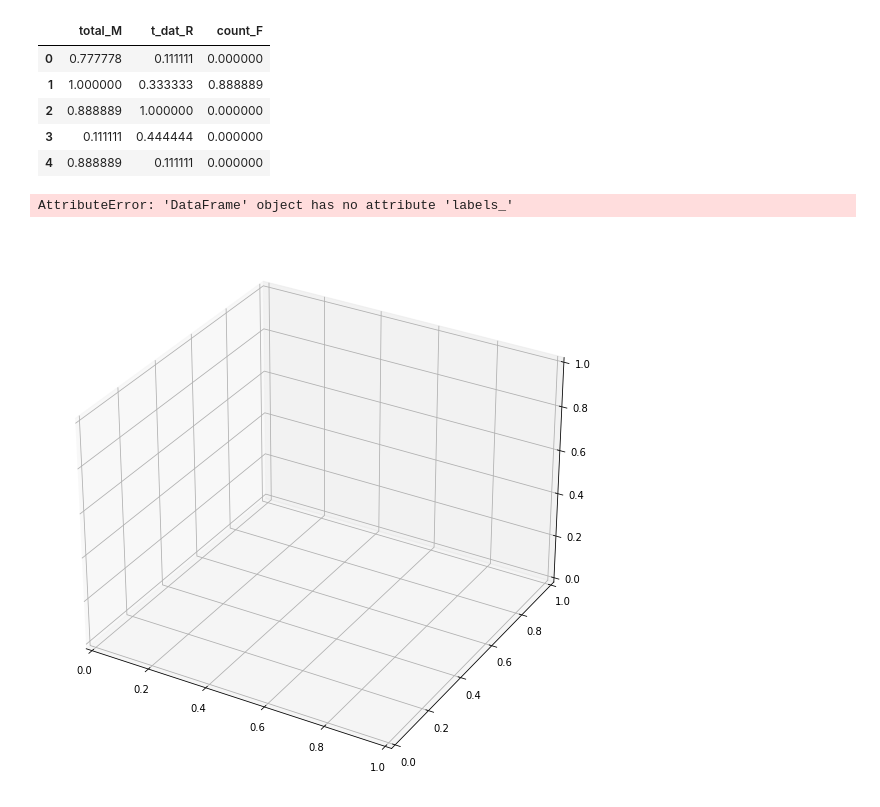
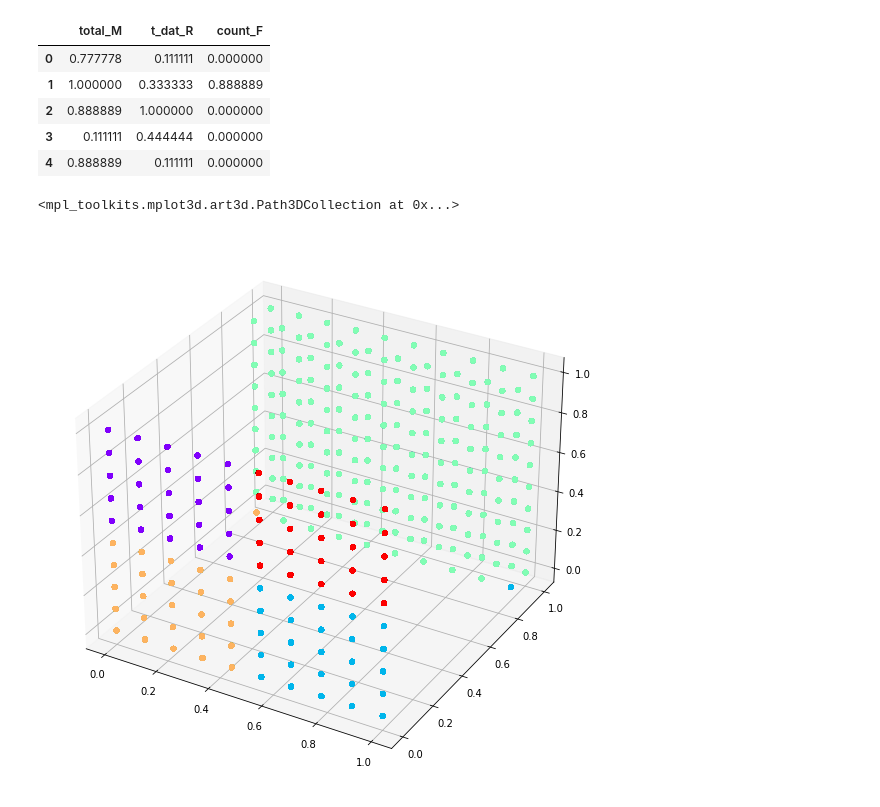
Before and after one commit to k-redstone/jupyter, a Jupyter notebook: weight.ipynb, the cells around one changed output. Saved outputs shown, nothing was run; the diff lists cells and outputs as text; code cells hidden in the pictures.

```diff
--- a/weight.ipynb
+++ b/weight.ipynb
@@ -188,16 +188,16 @@ plt.show()
 # %%
 from mpl_toolkits.mplot3d import Axes3D
 
 fig = plt.figure(figsize=(10,10))
 ax = fig.add_subplot(111, projection='3d')
 
 
 x= clust_df['t_dat_R']
 y= clust_df['count_F']
 z= clust_df['total_M']
 
 
-ax.scatter(x,y,z, c=clust_df.labels_,s = 20, alpha =0.5, cmap='rainbow')
+ax.scatter(x,y,z, c=clust_df.clust,s = 20, alpha =0.5, cmap='rainbow')
 # %% [output]
-AttributeError: 'DataFrame' object has no attribute 'labels_'
+<mpl_toolkits.mplot3d.art3d.Path3DCollection at 0x...>
-[figure, old version]
+[figure, new version]
```
Also changed, not shown: 3 other files.
